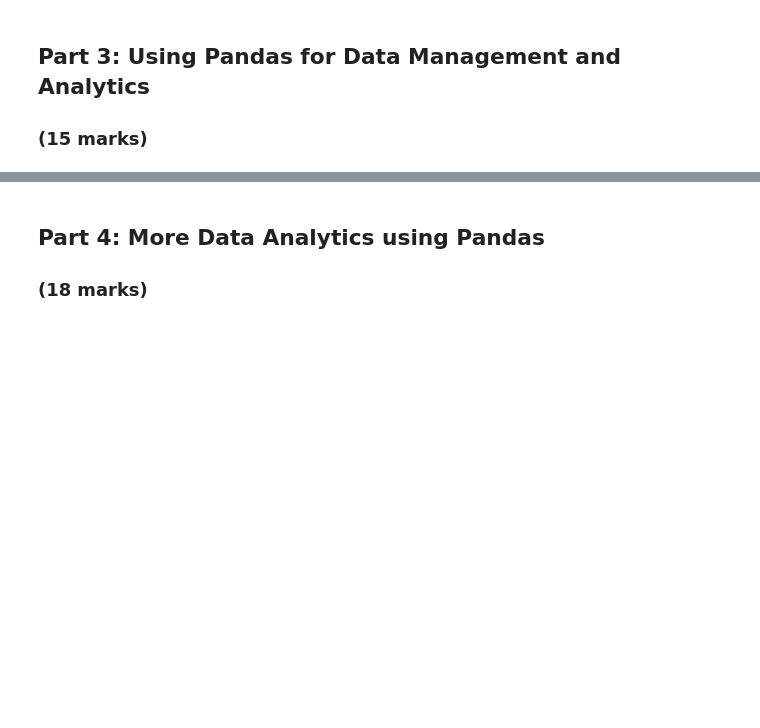
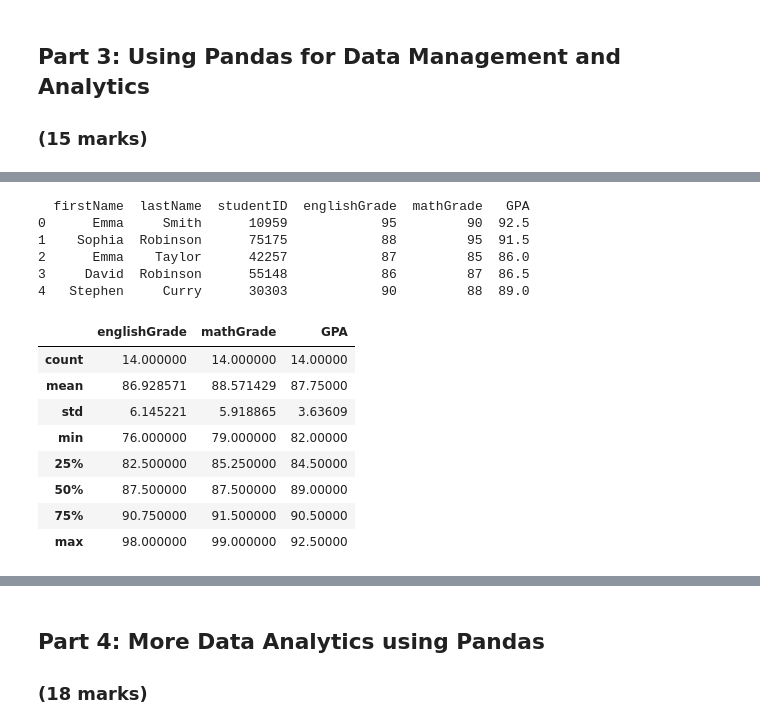
Before and after one commit to caydincleland/ENGG680_2025_Fall_group8Fork, a Jupyter notebook: Lab_Assignment1/Assignment1.ipynb, the cells around one changed output, grey strips where cells are left out. Saved outputs shown, nothing was run; the diff lists cells and outputs as text; code cells hidden in the pictures; blank space fills up the shorter version.

```diff
--- a/Lab_Assignment1/Assignment1.ipynb
+++ b/Lab_Assignment1/Assignment1.ipynb
@@ -186,7 +184,7 @@ hsadgasjdkas
 # %%
 # Load the student grade CSV files into DataFrames using the defined variables
 # (1 marks)
-df_english =
-df_math =
+df_english = pd.read_csv('studentGrades_English.csv')
+df_math = pd.read_csv('studentGrades_Math.csv')
 # %%
 # Print the first 5 rows of df_english using the .head method
@@ -217,7 +248,7 @@ df_studentGrades['GPA'] = df_studentGrades[['grade_English', 'grade_Math']].mean
 # .drop(columns=['<column_name1>','<column_name2>'] is a Pandas method that can be used to drop columns.
 # In the space below, drop the first name and last name associated with the math .csv file.
 # (2 mark)
-df_studentGrades =
+df_studentGrades = df_studentGrades.drop(columns=['firstName_Math', 'lastName_Math'])
 # %%
 # Let's display the data again. Use an appropriate method (hint: already used before)
 # (0.5 mark)
@@ -229,16 +274,35 @@ df_studentGrades =
 
 df_studentGrades = df_studentGrades.rename(columns={
     'firstName_English': 'firstName',
-    '<>': 'lastName',
-    '<>': 'englishGrade',
-    '<>': 'mathGrade'
+    'lastName_English': 'lastName',
+    'grade_English': 'englishGrade',
+    'grade_Math': 'mathGrade'
     })
+print(df_studentGrades.head())
+# %% [output]
+  firstName  lastName  studentID  englishGrade  mathGrade   GPA
+0      Emma     Smith      10959            95         90  92.5
+1    Sophia  Robinson      75175            88         95  91.5
+2      Emma    Taylor      42257            87         85  86.0
+3     David  Robinson      55148            86         87  86.5
+4   Stephen     Curry      30303            90         88  89.0
 # %%
 # Now let's find out some statistics about our student grades!
 # Please use an appropriate Pandas method in the space below to display statistical values like
 # mean, standard deviation, min, max, and others.
 # (1 mark)
-#
+
+df_studentGrades.describe()
+# %% [output]
+|  | englishGrade | mathGrade | GPA |
+| count | 14.000000 | 14.000000 | 14.00000 |
+| mean | 86.928571 | 88.571429 | 87.75000 |
+| std | 6.145221 | 5.918865 | 3.63609 |
+| min | 76.000000 | 79.000000 | 82.00000 |
+| 25% | 82.500000 | 85.250000 | 84.50000 |
+| 50% | 87.500000 | 87.500000 | 89.00000 |
+| 75% | 90.750000 | 91.500000 | 90.50000 |
+| max | 98.000000 | 99.000000 | 92.50000 |
 # %%
 # Do you notice a problem?
 # Some statistics are not relevant. The average of studentIDs have no meaning in reality!
```
Also changed, not shown: parts of 18 cells of this notebook.
